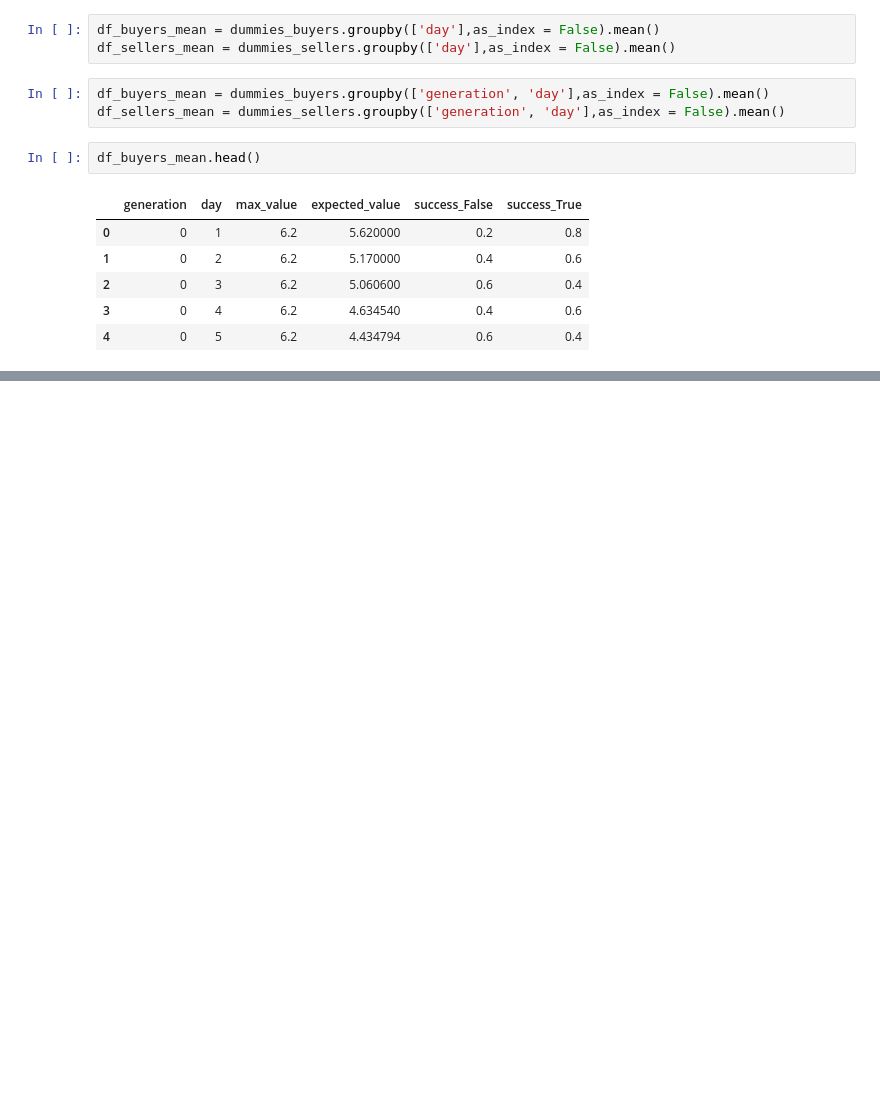
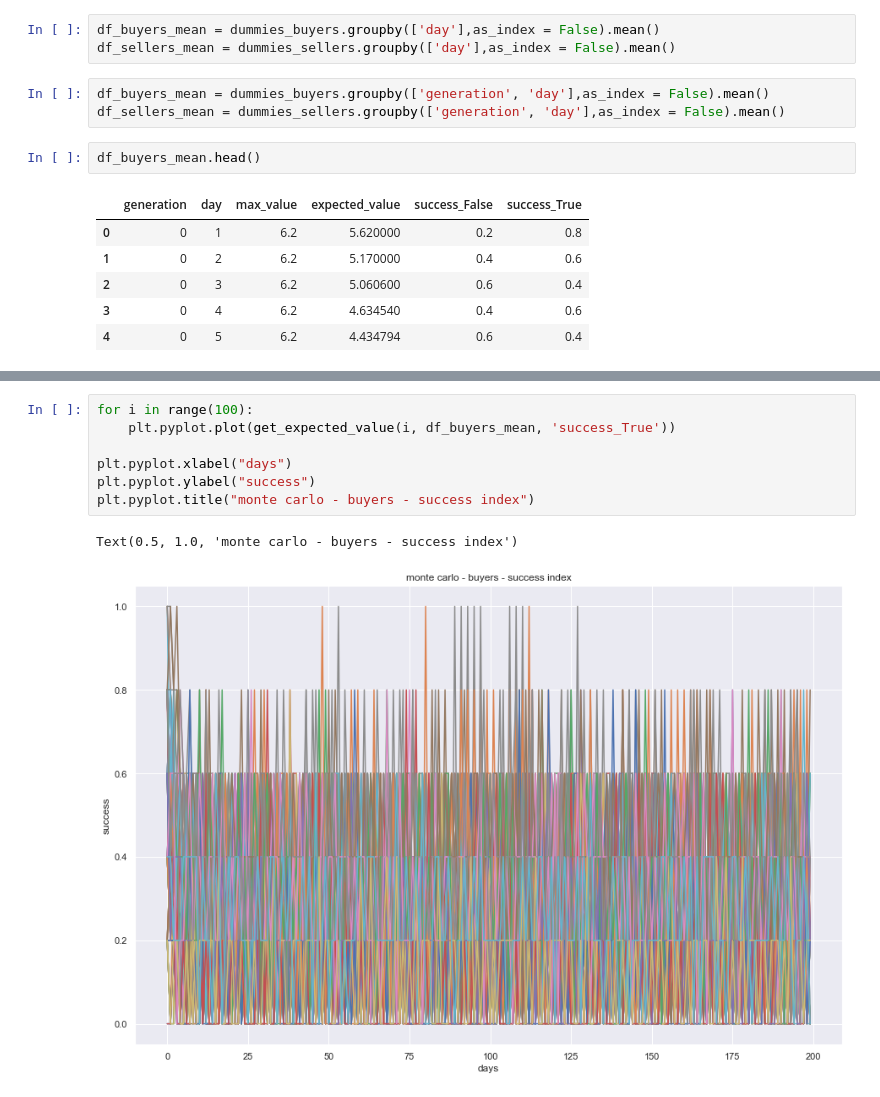
Before and after one commit to GabezRules/SupplyDemand_simulation, a Jupyter notebook: montecarlo_simulation.ipynb, the cells around one changed output, grey strips where cells are left out. Saved outputs shown, nothing was run; the diff lists cells and outputs as text; blank space fills up the shorter version.

```diff
--- a/montecarlo_simulation.ipynb
+++ b/montecarlo_simulation.ipynb
@@ -44,0 +93,10 @@ df_buyers_mean['expected_value'].plot(legend = True, figsize=(10,4))
+# %%
+for i in range(100):
+    plt.pyplot.plot(get_expected_value(i, df_buyers_mean, 'success_True'))
+
+plt.pyplot.xlabel("days")
+plt.pyplot.ylabel("success")
+plt.pyplot.title("monte carlo - buyers - success index")
+# %% [output]
+Text(0.5, 1.0, 'monte carlo - buyers - success index')
+[figure, added]
```
Also changed, not shown: parts of 10 cells of this notebook.
